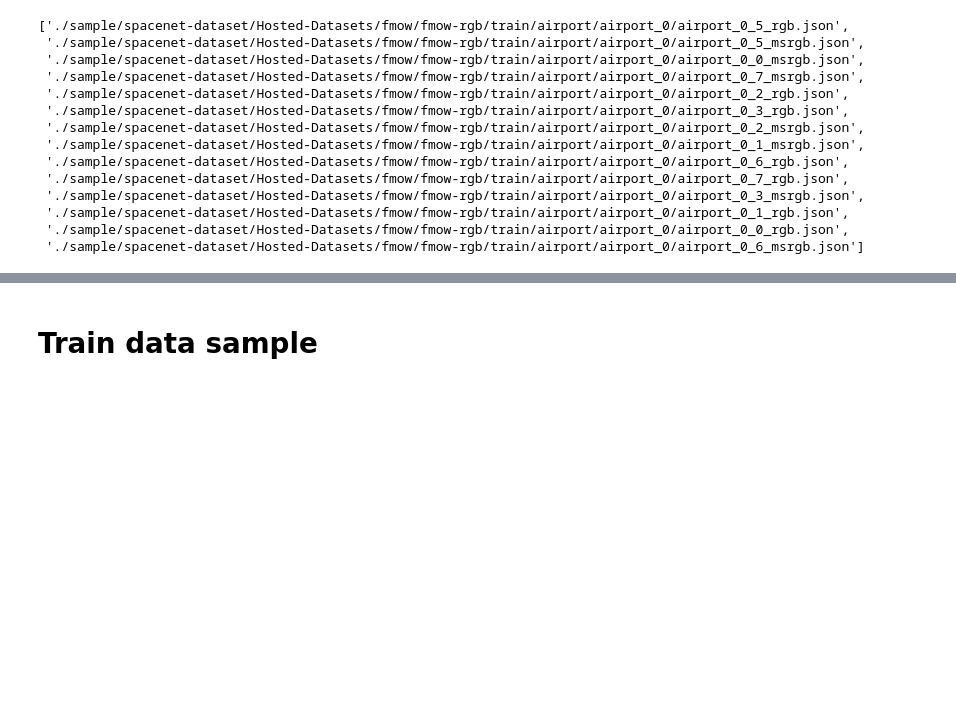
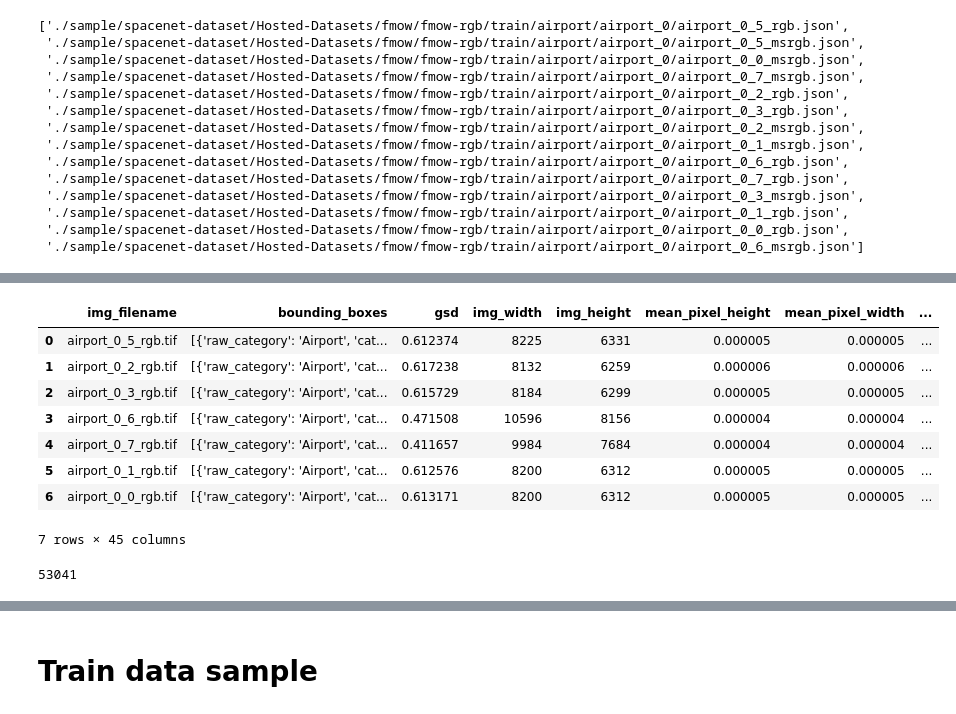
Before and after one commit to mhon2014/BigDataProject, a Jupyter notebook: ProjectDataExploration.ipynb, the cells around one changed output, grey strips where cells are left out. Saved outputs shown, nothing was run; the diff lists cells and outputs as text; code cells hidden in the pictures; blank space fills up the shorter version.

```diff
--- a/ProjectDataExploration.ipynb
+++ b/ProjectDataExploration.ipynb
@@ -118,0 +306,2 @@ files[:10]
+# %%
+train = glob.glob('./groundtruth/train/**/*_rgb.json', recursive=True)
@@ -118,0 +322,17 @@ files[:10]
+# %%
+trainlist = []
+for i in train:
+    trainlist.append(json.load(open(i)))
+train_pd = pd.json_normalize(trainlist)
+# %%
+train_pd
+# %% [output]
+|  | img_filename | bounding_boxes | gsd | img_width | img_height | mean_pixel_height | mean_pixel_width | ... |
+| 0 | airport_0_5_rgb.tif | [{'raw_category': 'Airport', 'cat... | 0.612374 | 8225 | 6331 | 0.000005 | 0.000005 | ... |
+| 1 | airport_0_2_rgb.tif | [{'raw_category': 'Airport', 'cat... | 0.617238 | 8132 | 6259 | 0.000006 | 0.000006 | ... |
+| 2 | airport_0_3_rgb.tif | [{'raw_category': 'Airport', 'cat... | 0.615729 | 8184 | 6299 | 0.000005 | 0.000005 | ... |
+| 3 | airport_0_6_rgb.tif | [{'raw_category': 'Airport', 'cat... | 0.471508 | 10596 | 8156 | 0.000004 | 0.000004 | ... |
+| 4 | airport_0_7_rgb.tif | [{'raw_category': 'Airport', 'cat... | 0.411657 | 9984 | 7684 | 0.000004 | 0.000004 | ... |
+| 5 | airport_0_1_rgb.tif | [{'raw_category': 'Airport', 'cat... | 0.612576 | 8200 | 6312 | 0.000005 | 0.000005 | ... |
+| 6 | airport_0_0_rgb.tif | [{'raw_category': 'Airport', 'cat... | 0.613171 | 8200 | 6312 | 0.000005 | 0.000005 | ... |
+7 rows × 45 columns
@@ -118,0 +341,4 @@ files[:10]
+# %%
+len(val)
+# %% [output]
+53041
```
Also changed, not shown: parts of 67 cells of this notebook, 19 other files.
